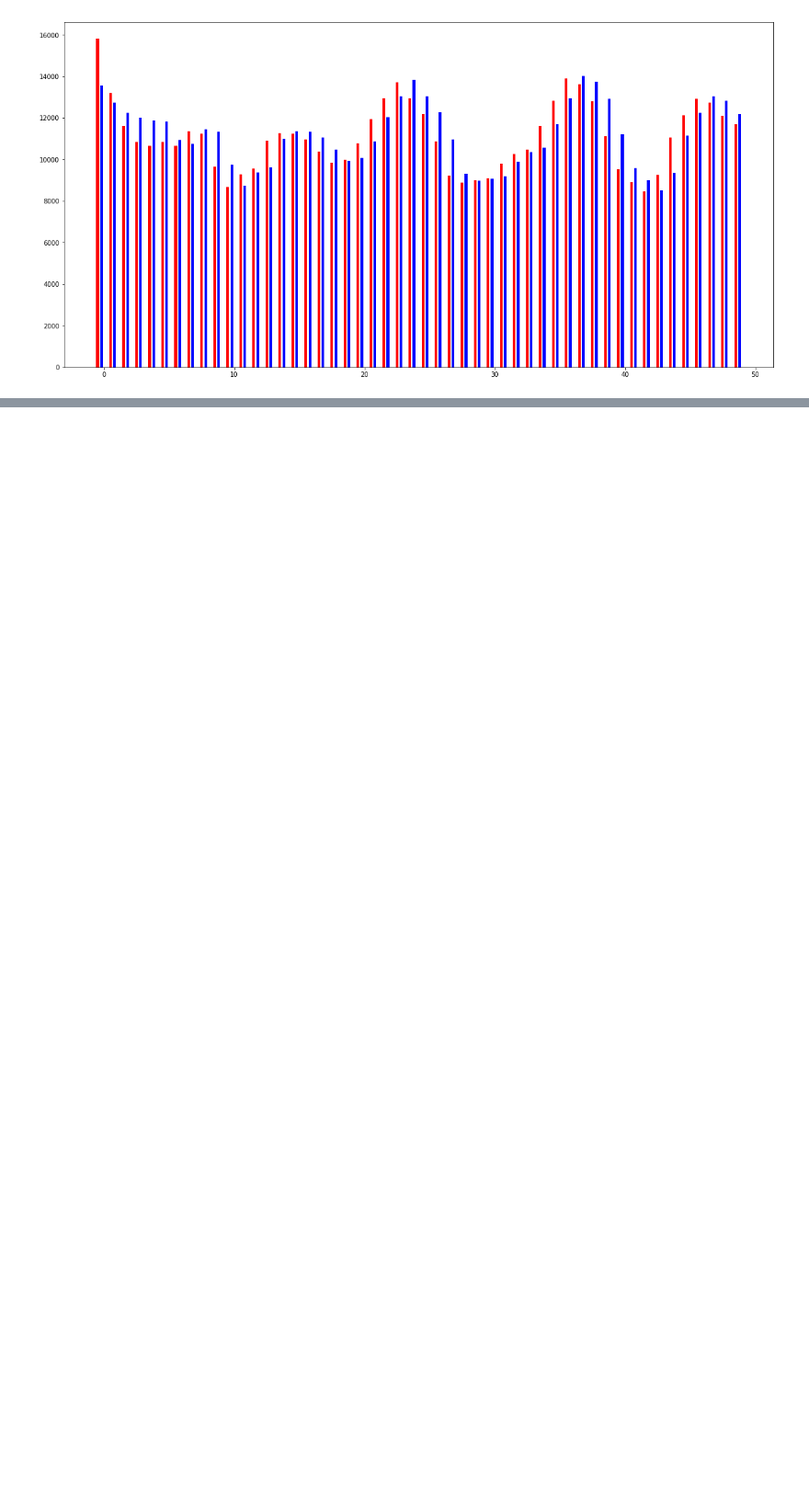
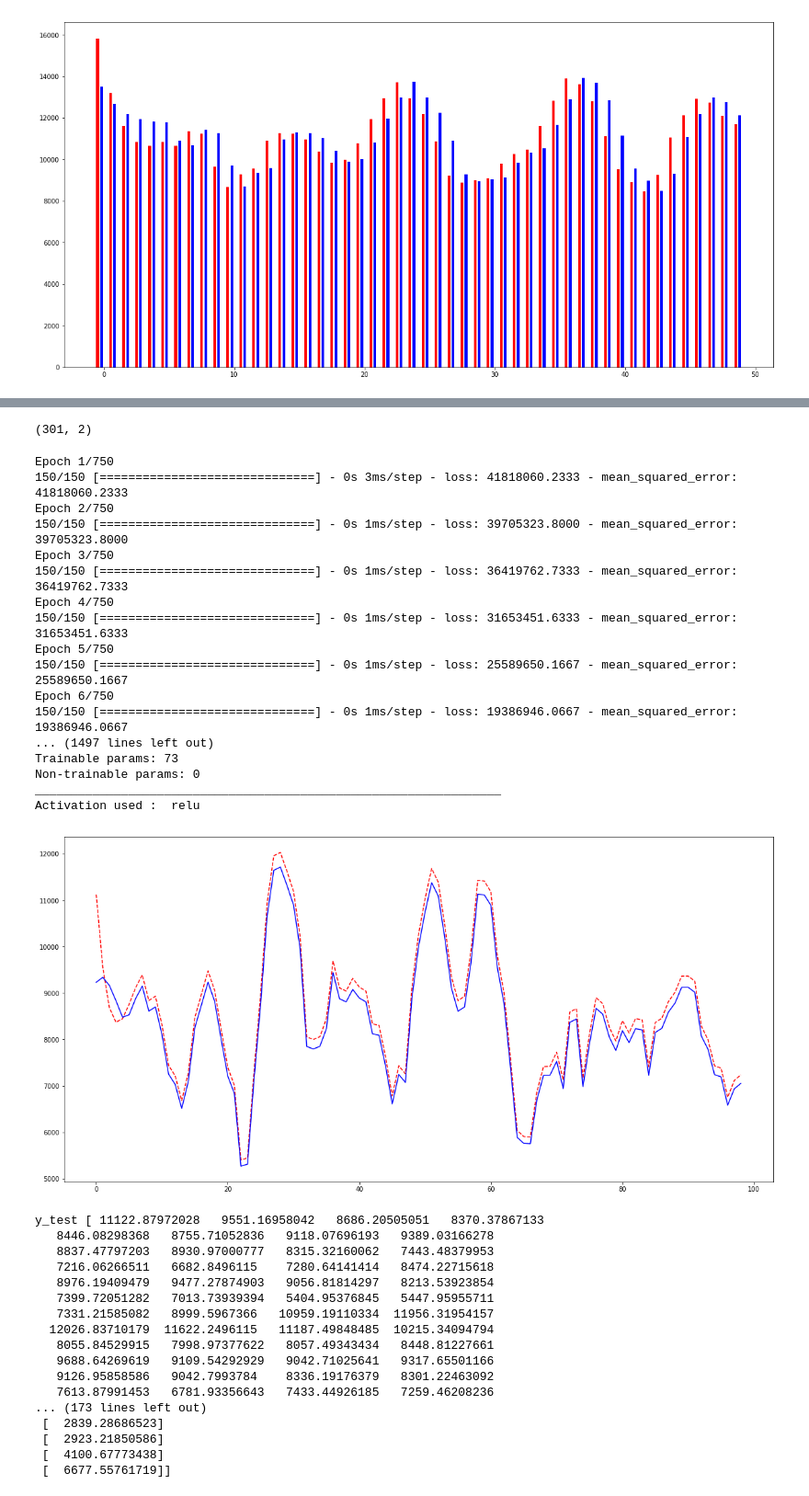
Before and after one commit to adithya8/loadPrediction, a Jupyter notebook: Pecan Trial.ipynb, the cells around one changed output, grey strips where cells are left out. Shown at 92% size. Drawn from its saved outputs; the diff is of its cells as text; code cells hidden in the pictures; blank space fills up the shorter version.

Commit message:
Added winters training model - NM

```diff
--- a/Pecan Trial.ipynb
+++ b/Pecan Trial.ipynb
@@ -168,6 +168,11 @@ Winter splitting
 '''
 # 11 - 3
 
+winter13 = pd.DataFrame()
+start = 0
+end = thermal_data[thermal_data["localhour"].str.contains("2014-04")].index[0] - 1
+winter13 = thermal_data.iloc[start:end+1]
+
 winter14 = pd.DataFrame()
 start = thermal_data[thermal_data["localhour"].str.contains("2014-11")].index[0]
 end = thermal_data[thermal_data["localhour"].str.contains("2015-04")].index[0] - 1
@@ -178,6 +183,12 @@ start = thermal_data[thermal_data["localhour"].str.contains("2015-11")].index[0]
 end = thermal_data[thermal_data["localhour"].str.contains("2016-04")].index[0] - 1
 winter15 = thermal_data.iloc[start:end+1]
 
-winter15 = pd.DataFrame()
+winter16 = pd.DataFrame()
 start = thermal_data[thermal_data["localhour"].str.contains("2016-11")].index[0]
 end = thermal_data[thermal_data["localhour"].str.contains("2017-04")].index[0] - 1
+winter16 = thermal_data.iloc[start:end+1]
+
+winter17 = pd.DataFrame()
+start = thermal_data[thermal_data["localhour"].str.contains("2017-11")].index[0]
+end = 0
+winter17 = thermal_data.iloc[start:]
@@ -306,0 +309,4 @@ plot_bar(summer1.values[:,-1:].T[0].tolist(),summer2.values[:,-1:].T[0].tolist()
+# %%
+# taking 2 winters and creating the total daily load format for feeding into NN
+winter1 = transpose_and_hours_to_day(winter16,winter16)
+winter2 = transpose_and_hours_to_day(winter15,winter15)
@@ -306,0 +318,46 @@ plot_bar(summer1.values[:,-1:].T[0].tolist(),summer2.values[:,-1:].T[0].tolist()
+# %%
+winter = pd.concat([winter1,winter2],axis=0)
+print (winter.shape)
+# %% [output]
+(301, 2)
+# %%
+'''
+Winter of house 3273.
+'''
+model_history,y_test,y_pred,w1,w2,b1,b2 = nn_model(winter,1,"mean_squared_error",winter1.shape[0])
+# %% [output]
+Epoch 1/750
+150/150 [==============================] - 0s 3ms/step - loss: 41818060.2333 - mean_squared_error: 41818060.2333
+Epoch 2/750
+150/150 [==============================] - 0s 1ms/step - loss: 39705323.8000 - mean_squared_error: 39705323.8000
+Epoch 3/750
+150/150 [==============================] - 0s 1ms/step - loss: 36419762.7333 - mean_squared_error: 36419762.7333
+Epoch 4/750
+150/150 [==============================] - 0s 1ms/step - loss: 31653451.6333 - mean_squared_error: 31653451.6333
+Epoch 5/750
+150/150 [==============================] - 0s 1ms/step - loss: 25589650.1667 - mean_squared_error: 25589650.1667
+Epoch 6/750
+150/150 [==============================] - 0s 1ms/step - loss: 19386946.0667 - mean_squared_error: 19386946.0667
+... (1497 lines left out)
+Trainable params: 73
+Non-trainable params: 0
+_________________________________________________________________
+Activation used :  relu
+[figure, added]
+y_test [ 11122.87972028   9551.16958042   8686.20505051   8370.37867133
+   8446.08298368   8755.71052836   9118.07696193   9389.03166278
+   8837.47797203   8930.97000777   8315.32160062   7443.48379953
+   7216.06266511   6682.8496115    7280.64141414   8474.22715618
+   8976.19409479   9477.27874903   9056.81814297   8213.53923854
+   7399.72051282   7013.73939394   5404.95376845   5447.95955711
+   7331.21585082   8999.5967366   10959.19110334  11956.31954157
+  12026.83710179  11622.2496115   11187.49848485  10215.34094794
+   8055.84529915   7998.97377622   8057.49343434   8448.81227661
+   9688.64269619   9109.54292929   9042.71025641   9317.65501166
+   9126.95858586   9042.7993784    8336.19176379   8301.22463092
+   7613.87991453   6781.93356643   7433.44926185   7259.46208236
+... (173 lines left out)
+ [  2839.28686523]
+ [  2923.21850586]
+ [  4100.67773438]
+ [  6677.55761719]]
```
Also changed, not shown: parts of 10 cells of this notebook.
